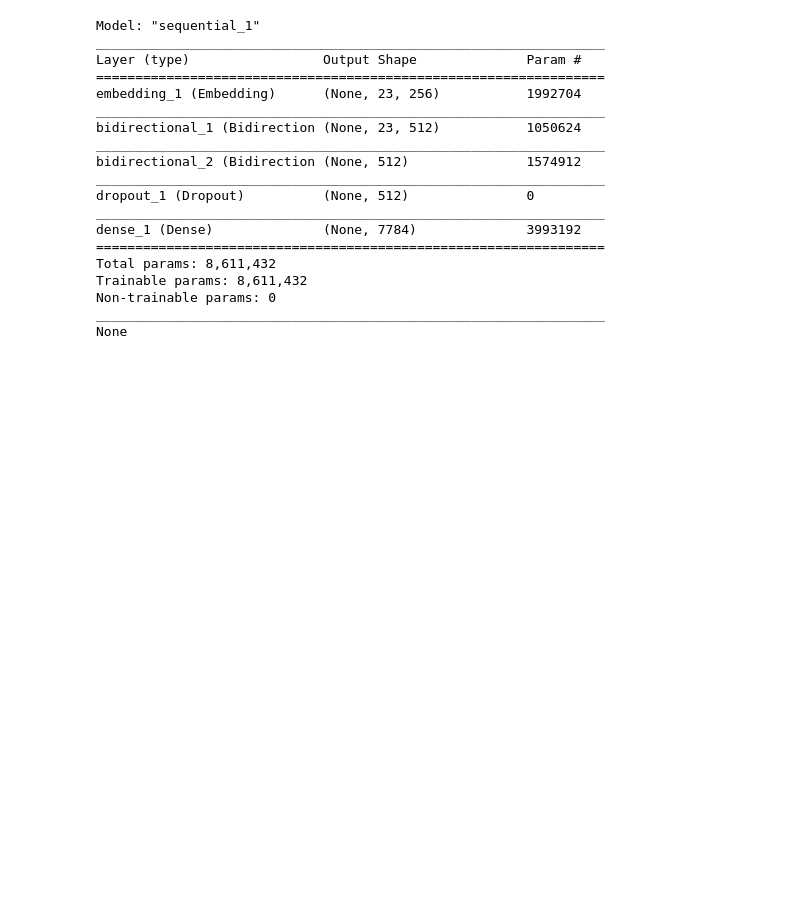
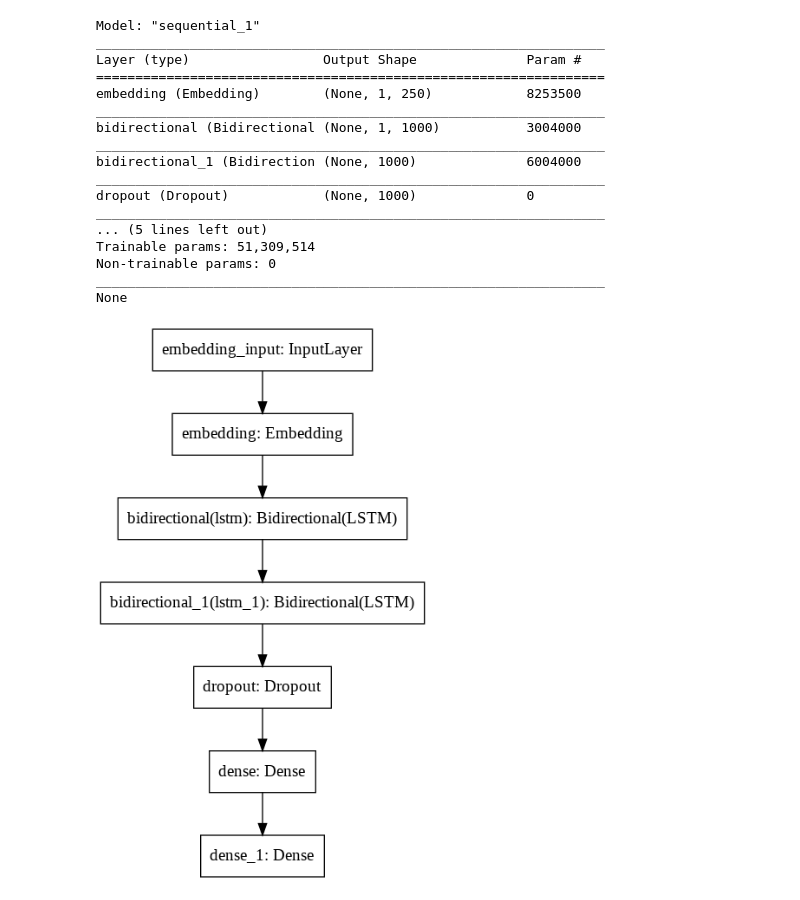
Before and after one commit to ahmadcah/Hukumpedia, a Jupyter notebook: Google_Colab/Prototype_Capstone_Project_Model.ipynb, the cells around one changed output. Saved outputs shown, nothing was run; the diff lists cells and outputs as text; code cells hidden in the pictures; blank space fills up the shorter version.

```diff
--- a/Google_Colab/Prototype_Capstone_Project_Model.ipynb
+++ b/Google_Colab/Prototype_Capstone_Project_Model.ipynb
@@ -24,0 +40,6 @@ import re
+# %%
+data_train = []
+previous = 0
+for i in range(0,len(temp)-1,2):
+  data_train.append(' '.join(temp[previous:i]))
+  previous = i
@@ -24,0 +57,3 @@ import re
+# %%
+tokenizer = Tokenizer(oov_token='oov')
+tokenizer.fit_on_texts(data_train)
@@ -25,16 +71,9 @@ import re
 # %%
-with open('MergedData.txt', 'rb') as f:
-  data = ''.join([x.decode('utf8') for x in f.readlines()])
-  corpus = data.lower().split("\r\n")
-  corpus = [re.sub('\d', '', y) for y in corpus]
-
-tokenizer = Tokenizer()
-tokenizer.fit_on_texts(corpus)
 total_words = len(tokenizer.word_index) + 1
 
 # create input sequences using list of tokens
 input_sequences = []
-for line in corpus:
+for line in data_train:
 	token_list = tokenizer.texts_to_sequences([line])[0]
 	for i in range(1, len(token_list)):
 		n_gram_sequence = token_list[:i+1]
@@ -45,4 +84,4 @@ max_sequence_len = max([len(x) for x in input_sequences])
 input_sequences = np.array(pad_sequences(input_sequences, maxlen=max_sequence_len, padding='pre'))
 # create predictors and label
 predictors, label = input_sequences[:,:-1],input_sequences[:,-1]
-label = ku.to_categorical(label, num_classes=total_words)
+label = tf.keras.utils.to_categorical(label, num_classes=total_words)
@@ -61,30 +88,32 @@ callbacks = myCallback()
 # %%
 model = Sequential()
-model.add(Embedding(total_words, 256, input_length=max_sequence_len-1))
-model.add(Bidirectional(LSTM(256, return_sequences=True)))
-model.add(Bidirectional(LSTM(256)))
+model.add(Embedding(total_words, 250, input_length=max_sequence_len-1))
+model.add(Bidirectional(LSTM(500, return_sequences=True)))
+model.add(Bidirectional(LSTM(500)))
 model.add(Dropout(0.2))
+model.add(Dense(1000, activation="relu"))
 model.add(Dense(total_words, activation='softmax'))
-# Pick an optimizer
-model.compile(loss='categorical_crossentropy', optimizer='adam', metrics=['accuracy'])
+model.compile(loss='categorical_crossentropy', optimizer='adam', metrics='accuracy')
 print(model.summary())
 # %% [output]
 Model: "sequential_1"
 _________________________________________________________________
 Layer (type)                 Output Shape              Param #
 =================================================================
-embedding_1 (Embedding)      (None, 23, 256)           1992704
+embedding (Embedding)        (None, 1, 250)            8253500
 _________________________________________________________________
-bidirectional_1 (Bidirection (None, 23, 512)           1050624
+bidirectional (Bidirectional (None, 1, 1000)           3004000
 _________________________________________________________________
-bidirectional_2 (Bidirection (None, 512)               1574912
+bidirectional_1 (Bidirection (None, 1000)              6004000
 _________________________________________________________________
-dropout_1 (Dropout)          (None, 512)               0
+dropout (Dropout)            (None, 1000)              0
 _________________________________________________________________
-dense_1 (Dense)              (None, 7784)              3993192
-=================================================================
-Total params: 8,611,432
-Trainable params: 8,611,432
+... (5 lines left out)
+Trainable params: 51,309,514
 Non-trainable params: 0
 _________________________________________________________________
 None
+# %%
+tf.keras.utils.plot_model(model, to_file='/content/drive/MyDrive/Bangkit Capstone/model.png', show_layer_names=True)
+# %% [output]
+[figure, added]
```
Also changed, not shown: parts of 23 cells of this notebook.
